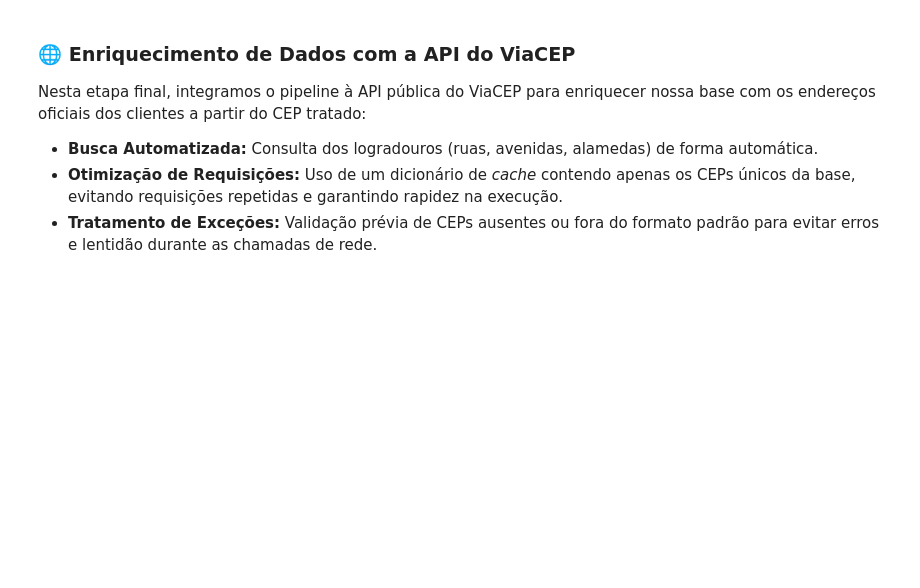
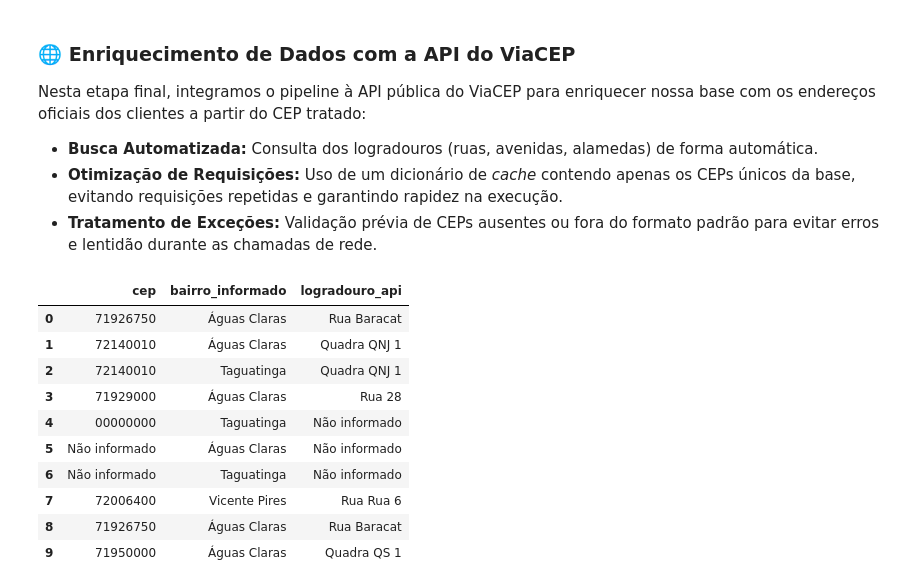
Before and after one commit to phxdablio/projeto-integrador-2026, a Jupyter notebook: etl/processarDados.ipynb, the cells around one changed output. Drawn from its saved outputs; the diff is of its cells as text; code cells hidden in the pictures; blank space fills up the shorter version.

Commit message:
enriquecimeto de dados com api viacep finalizado

```diff
--- a/etl/processarDados.ipynb
+++ b/etl/processarDados.ipynb
@@ -298,3 +298,40 @@ def consultar_viacep(cep):
         return 'Não informado'
 
     url = f"https://viacep.com.br/ws/{cep_str}/json/"
+    try:
+        response = requests.get(url, timeout=5)
+        if response.status_code == 200:
+            dados = response.json()
+            if 'erro' not in dados:
+                return dados.get('logradouro', 'Não informado')
+    except requests.exceptions.RequestException:
+        pass
+
+    return 'Não informado'
+# %%
+
+#remove a coluna caso ela exista no DataFrame, evitando erros se a coluna não estiver presente
+df_analise = df_analise.drop(columns=['bairro_api'], errors='ignore')
+
+# pego só os ceps unicos pra não repetir requisição a toa
+ceps_unicos = df_analise['cep'].unique()
+
+# crio um cache consultando cada cep único
+cache_logradouro = {cep: consultar_viacep(cep) for cep in ceps_unicos}
+
+# jogo o logradouro da api de volta na tabela principal usando o cache
+df_analise['logradouro_api'] = df_analise['cep'].map(cache_logradouro)
+
+display(df_analise[['cep', 'bairro_informado', 'logradouro_api']].head(10))
+# %% [output]
+|  | cep | bairro_informado | logradouro_api |
+| 0 | 71926750 | Águas Claras | Rua Baracat |
+| 1 | 72140010 | Águas Claras | Quadra QNJ 1 |
+| 2 | 72140010 | Taguatinga | Quadra QNJ 1 |
+| 3 | 71929000 | Águas Claras | Rua 28 |
+| 4 | 00000000 | Taguatinga | Não informado |
+| 5 | Não informado | Águas Claras | Não informado |
+| 6 | Não informado | Taguatinga | Não informado |
+| 7 | 72006400 | Vicente Pires | Rua Rua 6 |
+| 8 | 71926750 | Águas Claras | Rua Baracat |
+| 9 | 71950000 | Águas Claras | Quadra QS 1 |
```
